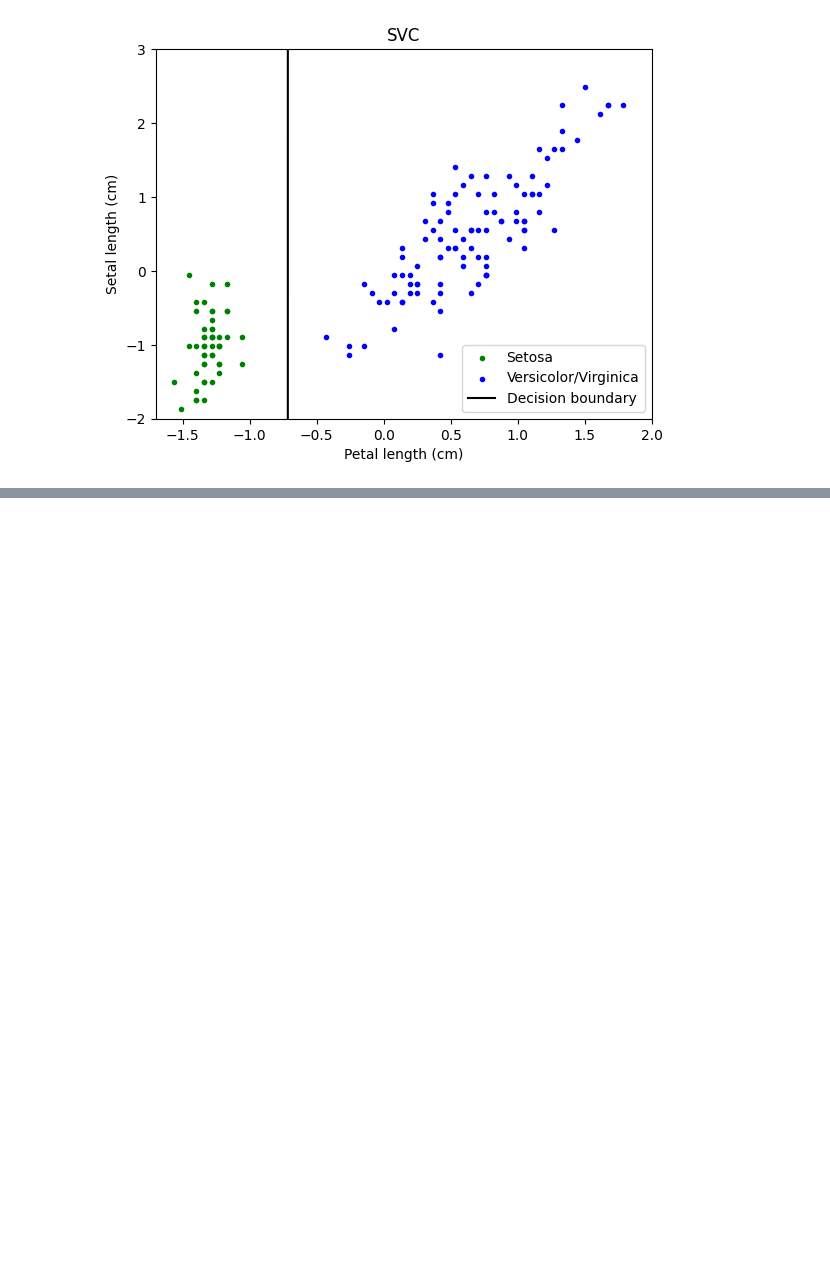
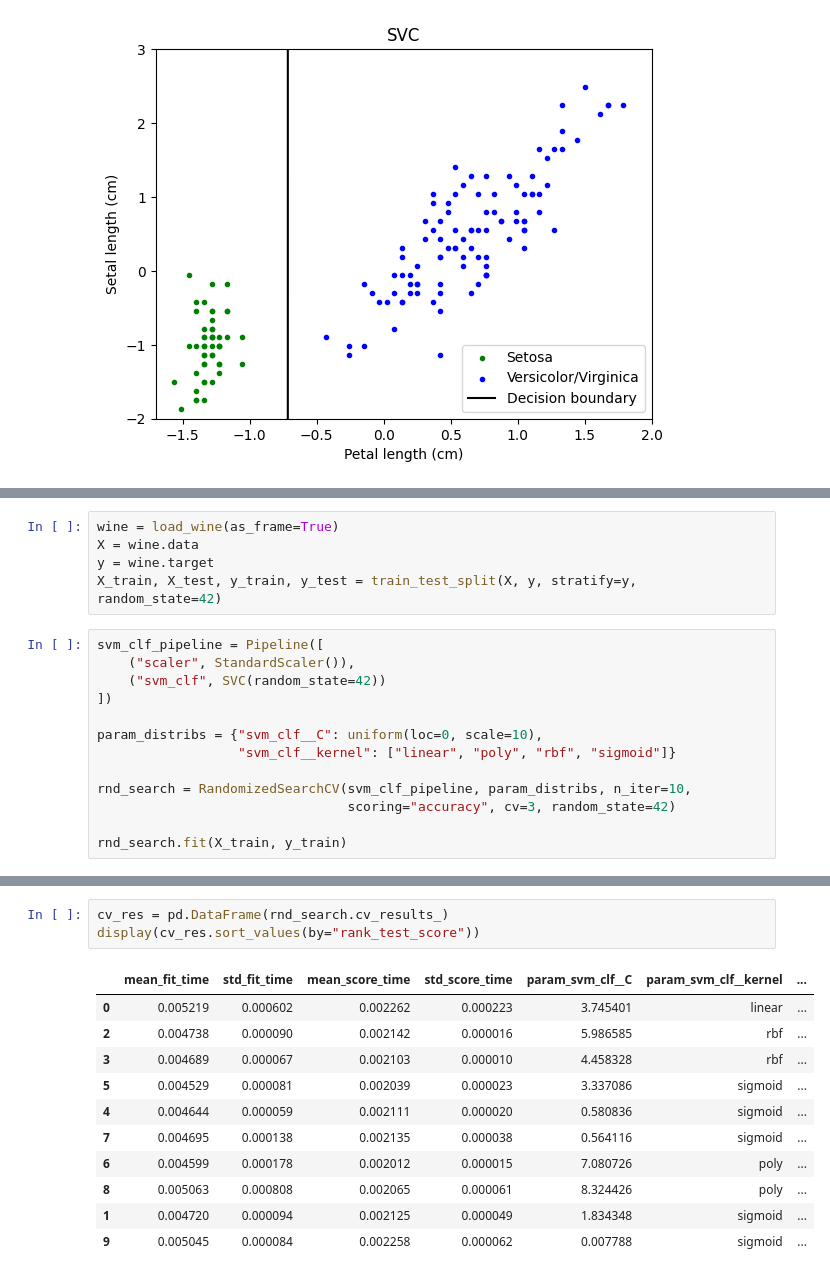
Before and after one commit to nfilipas/handson-ml3, a Jupyter notebook: exercises/chapter5.ipynb, the cells around one changed output, grey strips where cells are left out. Drawn from its saved outputs; the diff is of its cells as text; blank space fills up the shorter version.

```diff
--- a/exercises/chapter5.ipynb
+++ b/exercises/chapter5.ipynb
@@ -92,0 +107,18 @@ plt.show()
+# %%
+wine = load_wine(as_frame=True)
+X = wine.data
+y = wine.target
+X_train, X_test, y_train, y_test = train_test_split(X, y, stratify=y, random_state=42)
+# %%
+svm_clf_pipeline = Pipeline([
+    ("scaler", StandardScaler()),
+    ("svm_clf", SVC(random_state=42))
+])
+
+param_distribs = {"svm_clf__C": uniform(loc=0, scale=10),
+                  "svm_clf__kernel": ["linear", "poly", "rbf", "sigmoid"]}
+
+rnd_search = RandomizedSearchCV(svm_clf_pipeline, param_distribs, n_iter=10,
+                                scoring="accuracy", cv=3, random_state=42)
+
+rnd_search.fit(X_train, y_train)
@@ -92,0 +134,15 @@ plt.show()
+# %%
+cv_res = pd.DataFrame(rnd_search.cv_results_)
+display(cv_res.sort_values(by="rank_test_score"))
+# %% [output]
+|  | mean_fit_time | std_fit_time | mean_score_time | std_score_time | param_svm_clf__C | param_svm_clf__kernel | ... |
+| 0 | 0.005219 | 0.000602 | 0.002262 | 0.000223 | 3.745401 | linear | ... |
+| 2 | 0.004738 | 0.000090 | 0.002142 | 0.000016 | 5.986585 | rbf | ... |
+| 3 | 0.004689 | 0.000067 | 0.002103 | 0.000010 | 4.458328 | rbf | ... |
+| 5 | 0.004529 | 0.000081 | 0.002039 | 0.000023 | 3.337086 | sigmoid | ... |
+| 4 | 0.004644 | 0.000059 | 0.002111 | 0.000020 | 0.580836 | sigmoid | ... |
+| 7 | 0.004695 | 0.000138 | 0.002135 | 0.000038 | 0.564116 | sigmoid | ... |
+| 6 | 0.004599 | 0.000178 | 0.002012 | 0.000015 | 7.080726 | poly | ... |
+| 8 | 0.005063 | 0.000808 | 0.002065 | 0.000061 | 8.324426 | poly | ... |
+| 1 | 0.004720 | 0.000094 | 0.002125 | 0.000049 | 1.834348 | sigmoid | ... |
+| 9 | 0.005045 | 0.000084 | 0.002258 | 0.000062 | 0.007788 | sigmoid | ... |
```
Also changed, not shown: parts of 5 cells of this notebook.
